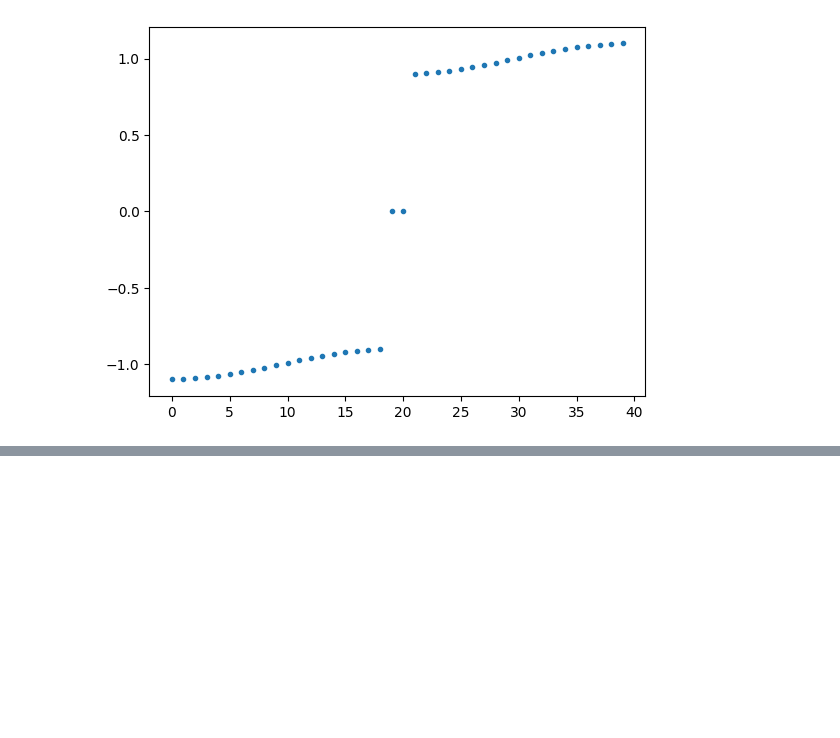
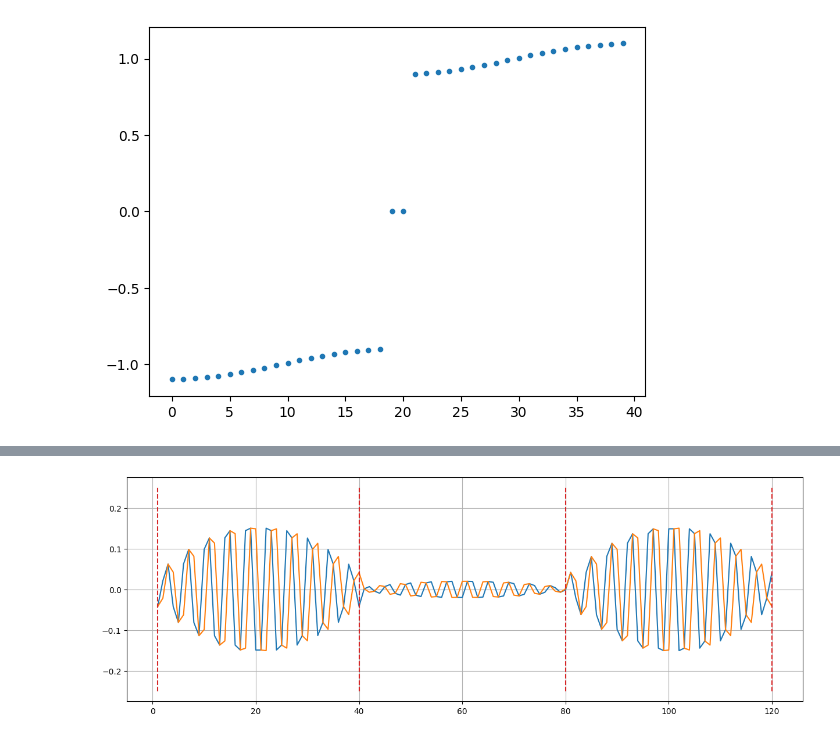
Before and after one commit to vdrhtc/Bose-Hubbard-efficient-model, a Jupyter notebook: examples/SSH.ipynb, the cells around one changed output, grey strips where cells are left out. Saved outputs shown, nothing was run; the diff lists cells and outputs as text; code cells hidden in the pictures; blank space fills up the shorter version.

```diff
--- a/examples/SSH.ipynb
+++ b/examples/SSH.ipynb
@@ -53,0 +122,9 @@ plt.plot(evals, ".")
+# %%
+plt.plot(range(1, 121), np.real(evecs[58].full()), "-")
+plt.plot(range(1, 121), np.real(evecs[61].full()), "-")
+plt.vlines([1, 40, 80, 120], -.25, .25, colors="C3", ls="--")
+
+plt.grid()
+plt.gcf().set_size_inches(15,5)
+# %% [output]
+[figure, added]
```
Also changed, not shown: parts of 9 cells of this notebook.
